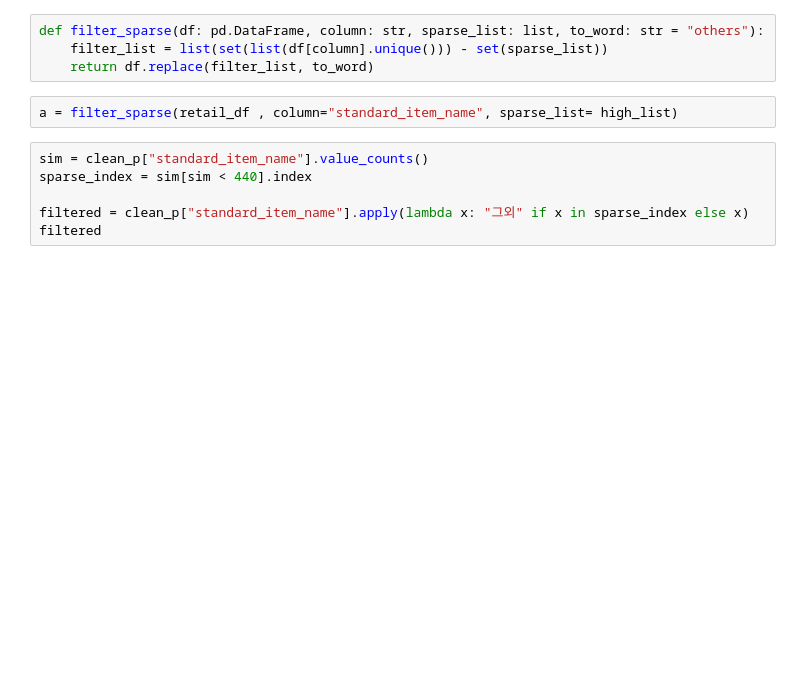
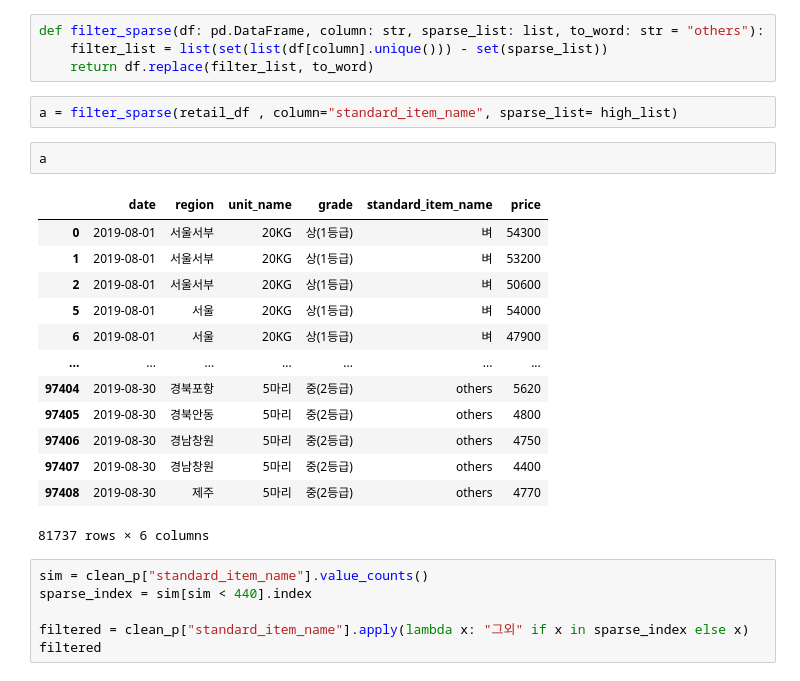
Before and after one commit to meowpunch/bobsim-research, a Jupyter notebook: src/main/python/analysis_open_data_price.ipynb, the cells around one changed output. Cells and saved outputs as stored; diff of their text form; blank space fills up the shorter version.

```diff
--- a/src/main/python/analysis_open_data_price.ipynb
+++ b/src/main/python/analysis_open_data_price.ipynb
@@ -227,6 +227,22 @@ def filter_sparse(df: pd.DataFrame, column: str, sparse_list: list, to_word: str
     return df.replace(filter_list, to_word)
 # %%
 a = filter_sparse(retail_df , column="standard_item_name", sparse_list= high_list)
+# %%
+a
+# %% [output]
+|  | date | region | unit_name | grade | standard_item_name | price |
+| 0 | 2019-08-01 | 서울서부 | 20KG | 상(1등급) | 벼 | 54300 |
+| 1 | 2019-08-01 | 서울서부 | 20KG | 상(1등급) | 벼 | 53200 |
+| 2 | 2019-08-01 | 서울서부 | 20KG | 상(1등급) | 벼 | 50600 |
+| 5 | 2019-08-01 | 서울 | 20KG | 상(1등급) | 벼 | 54000 |
+| 6 | 2019-08-01 | 서울 | 20KG | 상(1등급) | 벼 | 47900 |
+| ... | ... | ... | ... | ... | ... | ... |
+| 97404 | 2019-08-30 | 경북포항 | 5마리 | 중(2등급) | others | 5620 |
+| 97405 | 2019-08-30 | 경북안동 | 5마리 | 중(2등급) | others | 4800 |
+| 97406 | 2019-08-30 | 경남창원 | 5마리 | 중(2등급) | others | 4750 |
+| 97407 | 2019-08-30 | 경남창원 | 5마리 | 중(2등급) | others | 4400 |
+| 97408 | 2019-08-30 | 제주 | 5마리 | 중(2등급) | others | 4770 |
+81737 rows × 6 columns
 # %%
 sim = clean_p["standard_item_name"].value_counts()
 sparse_index = sim[sim < 440].index
```
Also changed, not shown: 1 other file.
